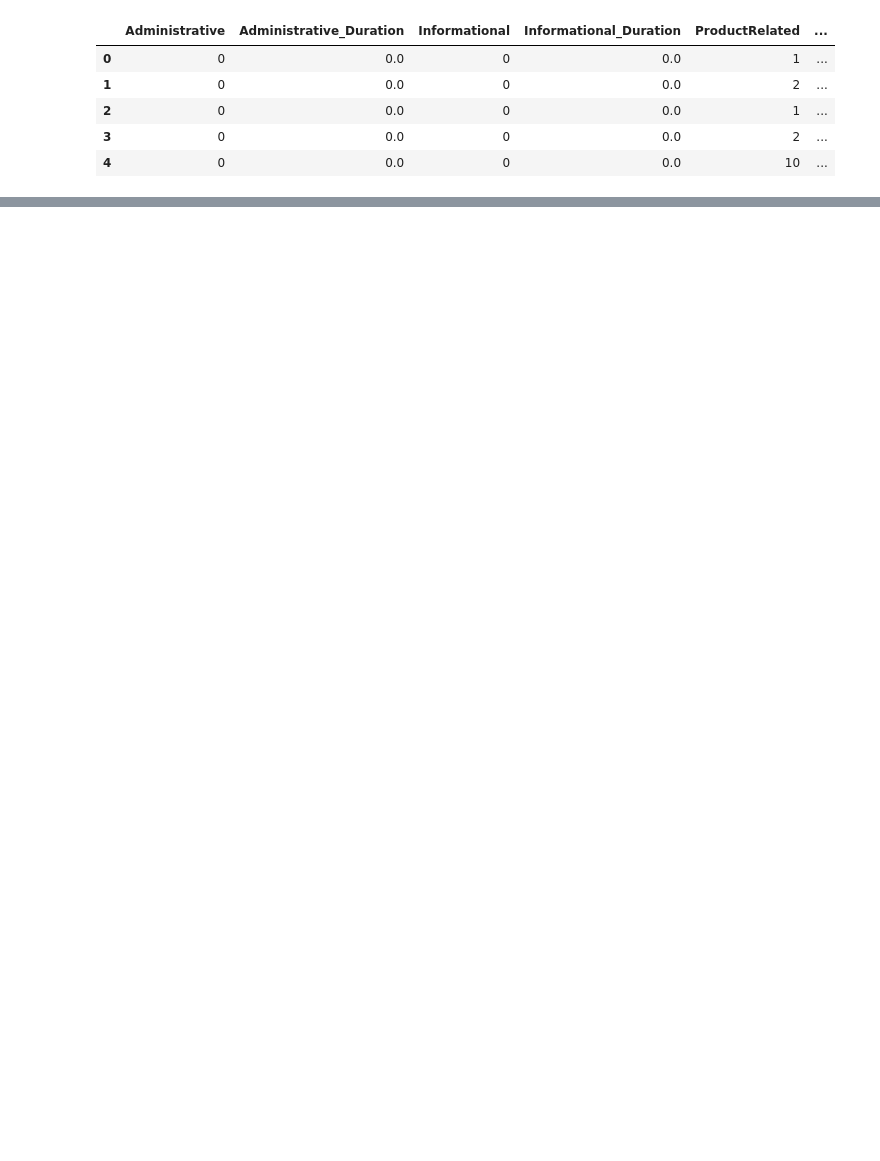
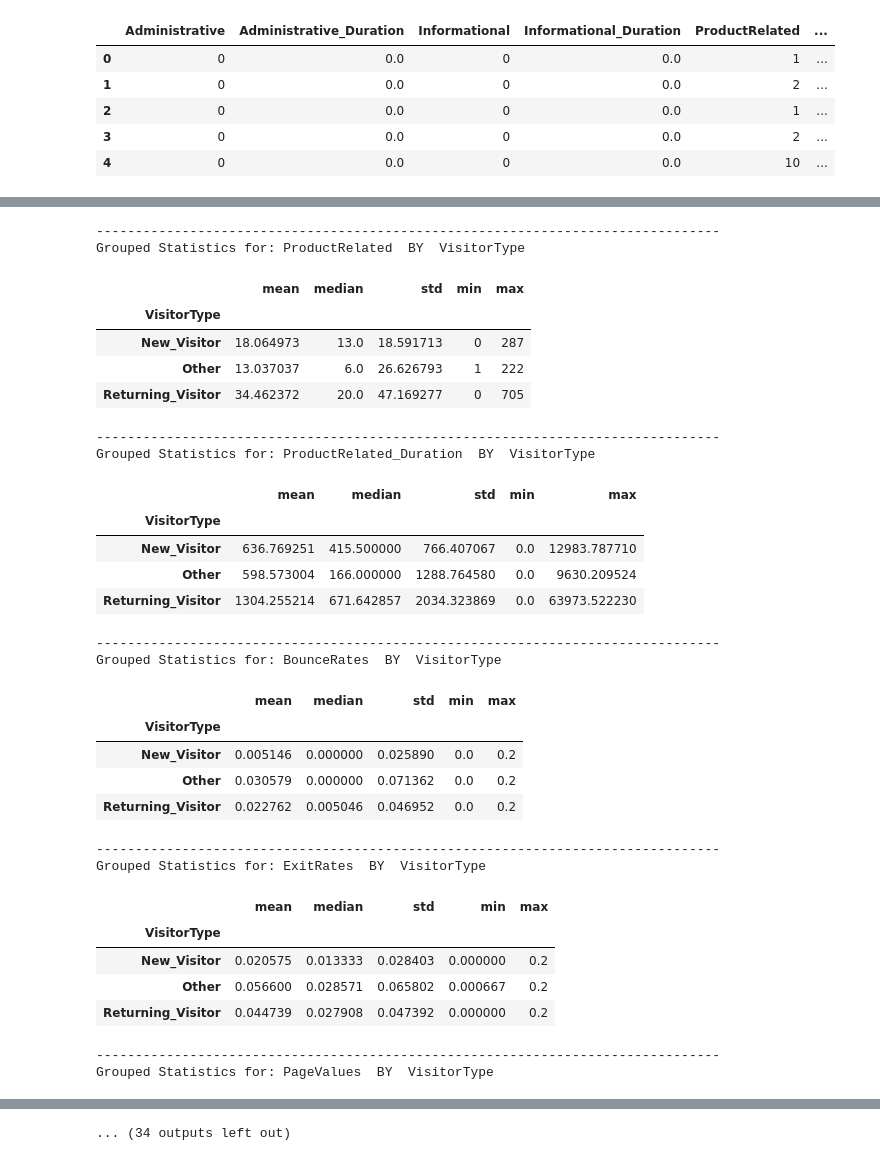
Before and after one commit to pnquyn/FinalProject_P4DataScience, a Jupyter notebook: project.ipynb, the cells around one changed output, grey strips where cells are left out. Drawn from its saved outputs; the diff is of its cells as text; code cells hidden in the pictures; blank space fills up the shorter version.

```diff
--- a/project.ipynb
+++ b/project.ipynb
@@ -156,0 +366,79 @@ data.head()
+# %%
+def grouped_stats(df, cat_col, num_col):
+    """
+    Tạo bảng thống kê nhóm cho numerical × categorical
+    Gồm mean, median, std, min, max
+    """
+    table = df.groupby(cat_col, observed=False)[num_col].agg(
+        ['mean', 'median', 'std', 'min', 'max']
+    )
+    return table
+# %%
+# Danh sách categorical quan trọng
+important_cats = [
+    'VisitorType',
+    'Weekend',
+    'Month',
+    'TrafficType',
+    'Browser',
+    'Region'
+]
+
+# Map: mỗi categorical nên kết hợp với numerical nào
+cat_num_map = {
+    'VisitorType': ['ProductRelated', 'ProductRelated_Duration', 'BounceRates', 'ExitRates', 'PageValues'],
+    'Weekend': ['PageValues', 'BounceRates', 'ExitRates', 'ProductRelated_Duration'],
+    'Month': ['ProductRelated', 'PageValues', 'BounceRates', 'SpecialDay'],
+    'TrafficType': ['BounceRates', 'ExitRates', 'PageValues', 'ProductRelated_Duration'],
+    'Browser': ['BounceRates', 'ExitRates', 'ProductRelated_Duration'],
+    'Region': ['ProductRelated', 'PageValues', 'SpecialDay']
+}
+
+# Nếu categorical không có trong map thì dùng toàn bộ numeric
+default_nums = [
+    'ProductRelated', 'ProductRelated_Duration',
+    'Administrative_Duration', 'Informational_Duration',
+    'BounceRates', 'ExitRates', 'PageValues', 'SpecialDay'
+]
+
+# Loop tạo toàn bộ bảng thống kê numerical × categorical
+for cat in important_cats:
+    nums = cat_num_map.get(cat, default_nums)
+
+    for num in nums:
+        print("-" * 80)
+        print(f"Grouped Statistics for: {num}  BY  {cat}")
+
+        table = grouped_stats(data, cat, num)
+        display(table)
+# %% [output]
+--------------------------------------------------------------------------------
+Grouped Statistics for: ProductRelated  BY  VisitorType
+|  | mean | median | std | min | max |
+| VisitorType |  |  |  |  |  |
+| New_Visitor | 18.064973 | 13.0 | 18.591713 | 0 | 287 |
+| Other | 13.037037 | 6.0 | 26.626793 | 1 | 222 |
+| Returning_Visitor | 34.462372 | 20.0 | 47.169277 | 0 | 705 |
+--------------------------------------------------------------------------------
+Grouped Statistics for: ProductRelated_Duration  BY  VisitorType
+|  | mean | median | std | min | max |
+| VisitorType |  |  |  |  |  |
+| New_Visitor | 636.769251 | 415.500000 | 766.407067 | 0.0 | 12983.787710 |
+| Other | 598.573004 | 166.000000 | 1288.764580 | 0.0 | 9630.209524 |
+| Returning_Visitor | 1304.255214 | 671.642857 | 2034.323869 | 0.0 | 63973.522230 |
+--------------------------------------------------------------------------------
+Grouped Statistics for: BounceRates  BY  VisitorType
+|  | mean | median | std | min | max |
+| VisitorType |  |  |  |  |  |
+| New_Visitor | 0.005146 | 0.000000 | 0.025890 | 0.0 | 0.2 |
+| Other | 0.030579 | 0.000000 | 0.071362 | 0.0 | 0.2 |
+| Returning_Visitor | 0.022762 | 0.005046 | 0.046952 | 0.0 | 0.2 |
+--------------------------------------------------------------------------------
+Grouped Statistics for: ExitRates  BY  VisitorType
+|  | mean | median | std | min | max |
+| VisitorType |  |  |  |  |  |
+| New_Visitor | 0.020575 | 0.013333 | 0.028403 | 0.000000 | 0.2 |
+| Other | 0.056600 | 0.028571 | 0.065802 | 0.000667 | 0.2 |
+| Returning_Visitor | 0.044739 | 0.027908 | 0.047392 | 0.000000 | 0.2 |
+--------------------------------------------------------------------------------
+Grouped Statistics for: PageValues  BY  VisitorType
@@ -157 +456,2 @@ data.head()
+... (34 outputs left out)
 # %% [markdown]
```
Also changed, not shown: parts of 39 cells of this notebook.
